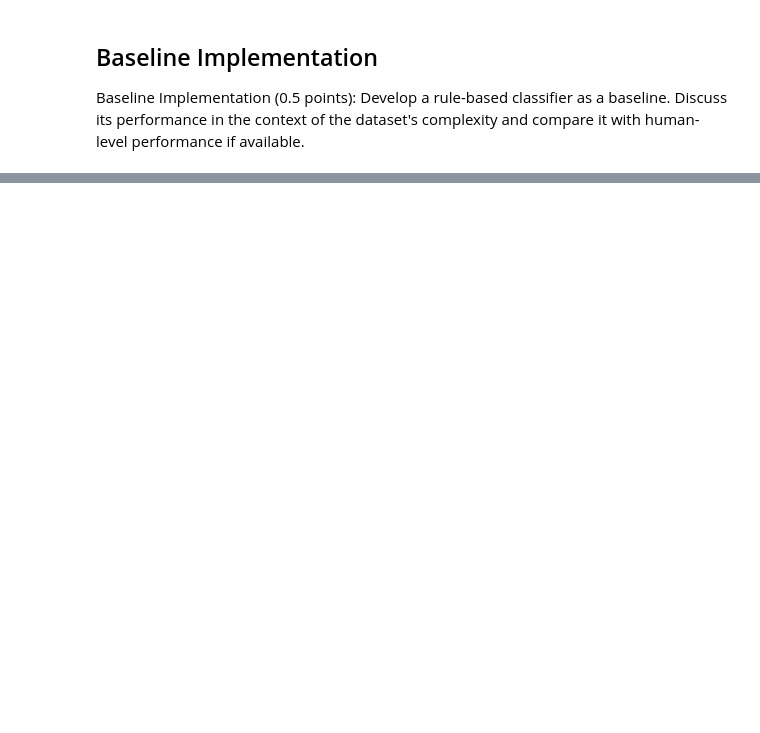
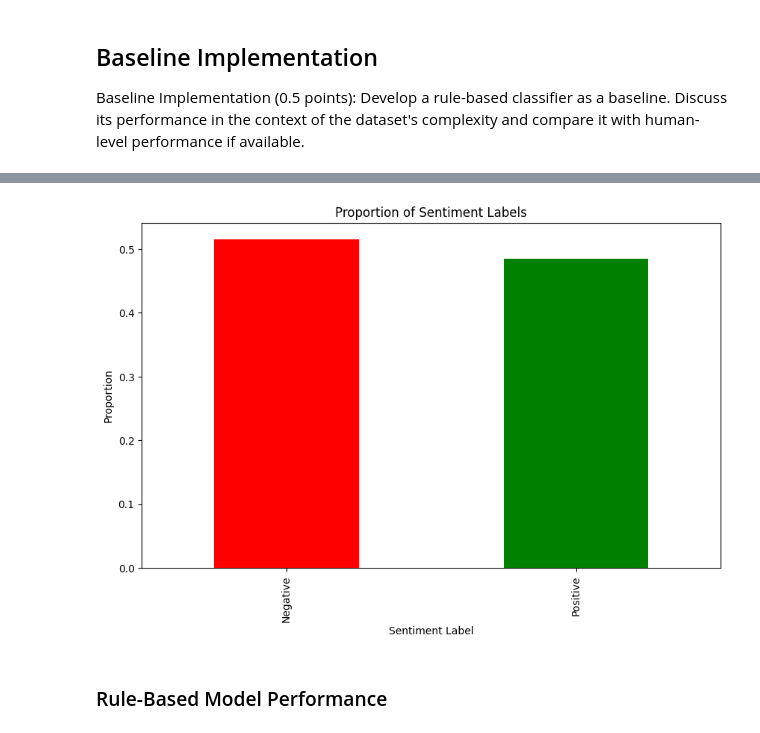
Before and after one commit to mgallon235/Adv_NLP, a Jupyter notebook: Part_1.ipynb, the cells around one changed output, grey strips where cells are left out. Saved outputs shown, nothing was run; the diff lists cells and outputs as text; code cells hidden in the pictures; blank space fills up the shorter version.

```diff
--- a/Part_1.ipynb
+++ b/Part_1.ipynb
@@ -637,0 +713,35 @@ Prediction: UNKNOWN
+# %%
+#Clasifying neutral
+# Iterate over rows of DataFrame where 'sentiment_label' is 'Neutral'
+for index, row in df_train[df_train['sentiment_label'] == 'Neutral'].iterrows():
+    # Analyze sentiment of the text
+    score = vader.polarity_scores(row['clean_text'])
+    if score['compound'] == 0:  # Positive sentiment
+        df_train.at[index, 'sentiment_label'] = 'Negative' ##Any tweet that has no good emotion will be treated as negative
+    else:  # Neutral sentiment
+        df_train.at[index, 'sentiment_label'] = 'Positive'
+# %%
+# Get counts of each category in 'sentiment_label'
+sentiment_counts = df_train['sentiment_label'].value_counts()
+
+# Calculate proportion of each category
+total_samples = len(df_train)
+sentiment_proportions = sentiment_counts / total_samples
+
+# Define colors for each sentiment
+colors = {'Positive': 'green', 'Negative': 'red', 'Neutral': 'blue'}
+
+# Plot bar chart with colors
+sentiment_proportions.plot(kind='bar', figsize=(10, 6), color=[colors[label] for label in sentiment_proportions.index])
+
+# Set labels and title
+plt.xlabel('Sentiment Label')
+plt.ylabel('Proportion')
+plt.title('Proportion of Sentiment Labels')
+
+# Show plot
+plt.show()
+# %% [output]
+[figure, added]
+# %% [markdown]
+### Rule-Based Model Performance
```
Also changed, not shown: parts of 19 cells of this notebook, 1 other file.
